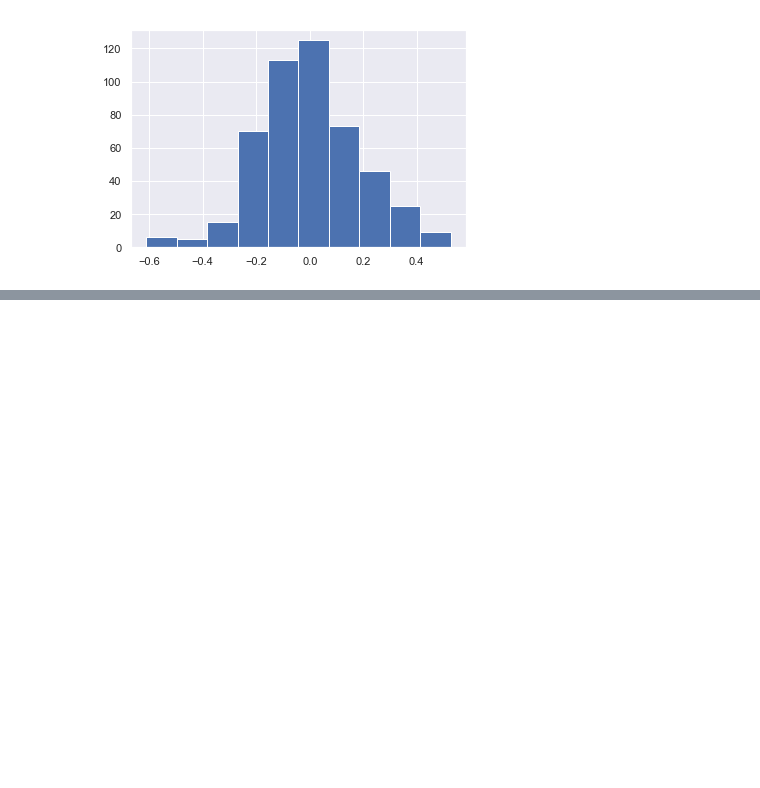
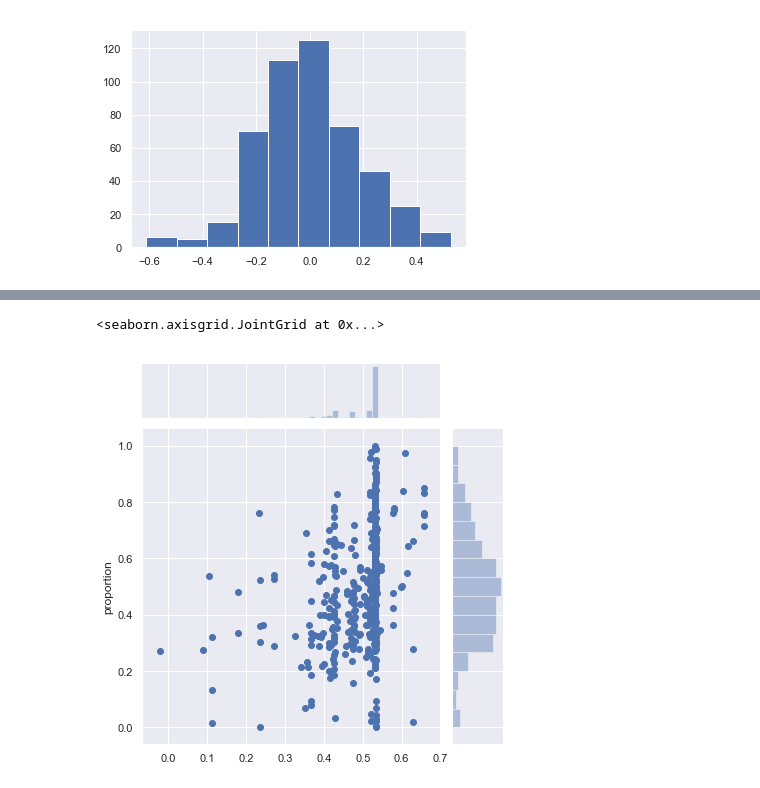
Before and after one commit to maddyobrienjones/project_luther, a Jupyter notebook: poly_model.ipynb, the cells around one changed output, grey strips where cells are left out. Cells and saved outputs as stored; diff of their text form; code cells hidden in the pictures; blank space fills up the shorter version.

```diff
--- a/poly_model.ipynb
+++ b/poly_model.ipynb
@@ -216,0 +246,5 @@ l.score(poly3.fit_transform(X_train),y_train)
+# %%
+sns.jointplot(l.predict(poly3.fit_transform(X_val)),y_val)
+# %% [output]
+<seaborn.axisgrid.JointGrid at 0x...>
+[figure, added]
```
Also changed, not shown: parts of 10 cells of this notebook, 4 other files.
